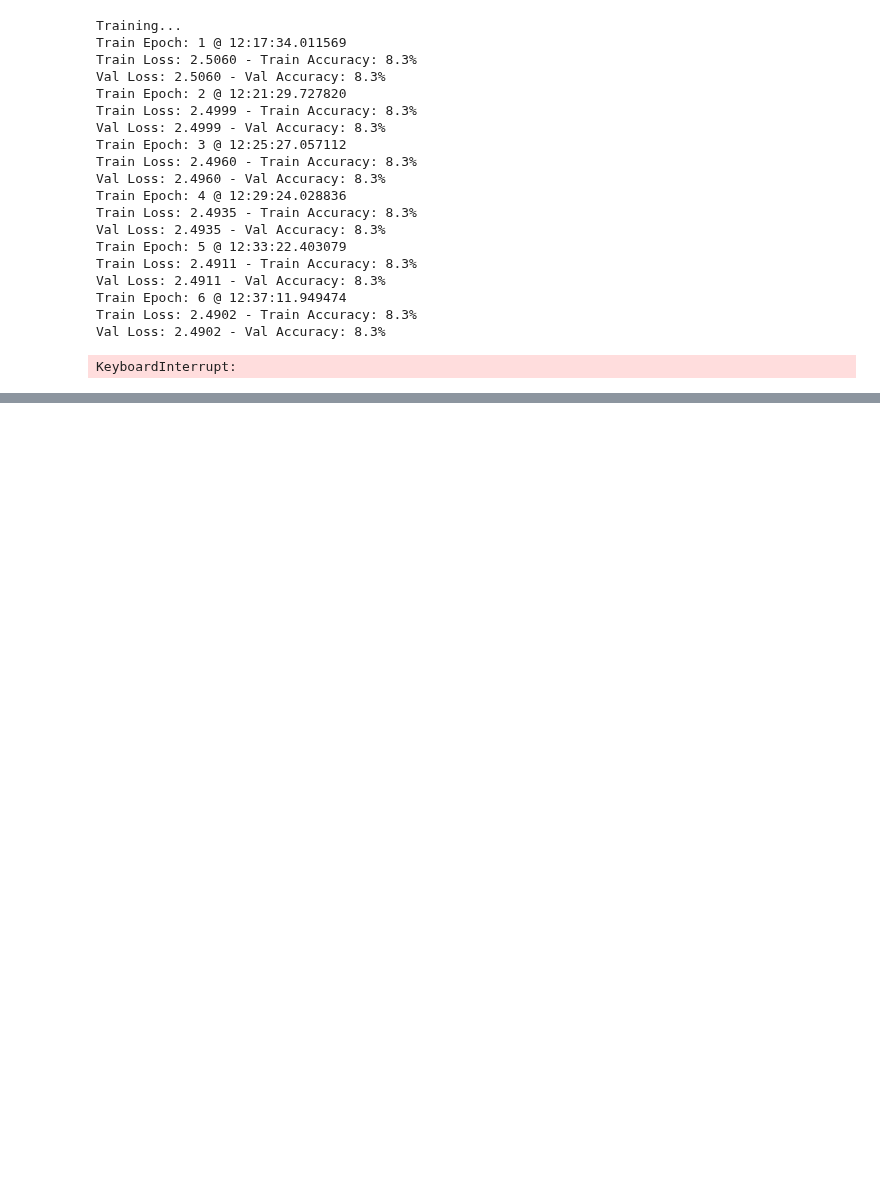
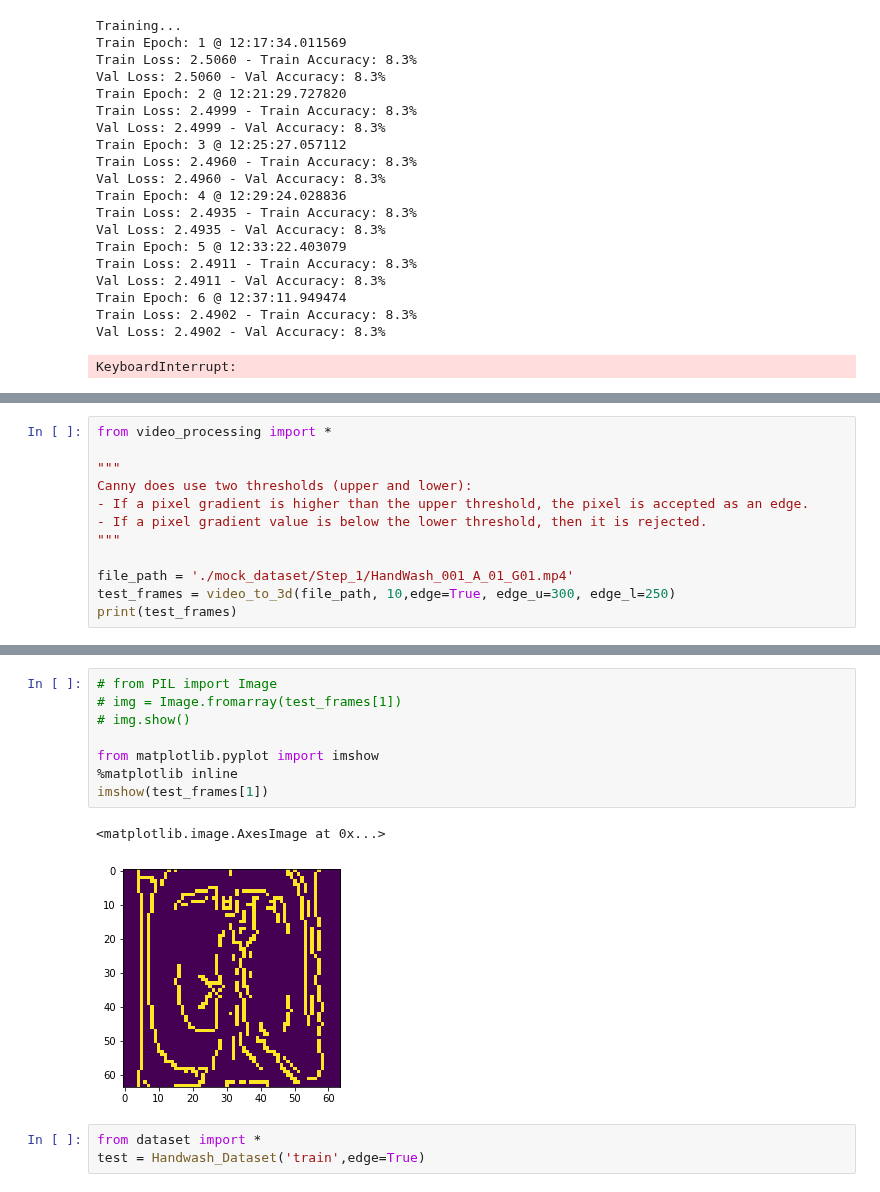
Before and after one commit to huiwen99/HandWash, a Jupyter notebook: scrap.ipynb, the cells around one changed output, grey strips where cells are left out. Saved outputs shown, nothing was run; the diff lists cells and outputs as text; blank space fills up the shorter version.

Commit message:
Added canny

```diff
--- a/scrap.ipynb
+++ b/scrap.ipynb
@@ -100,0 +103,12 @@ KeyboardInterrupt:
+# %%
+from video_processing import *
+
+"""
+Canny does use two thresholds (upper and lower):
+- If a pixel gradient is higher than the upper threshold, the pixel is accepted as an edge.
+- If a pixel gradient value is below the lower threshold, then it is rejected.
+"""
+
+file_path = './mock_dataset/Step_1/HandWash_001_A_01_G01.mp4'
+test_frames = video_to_3d(file_path, 10,edge=True, edge_u=300, edge_l=250)
+print(test_frames)
@@ -100,0 +133,14 @@ KeyboardInterrupt:
+# %%
+# from PIL import Image
+# img = Image.fromarray(test_frames[1])
+# img.show()
+
+from matplotlib.pyplot import imshow
+%matplotlib inline
+imshow(test_frames[1])
+# %% [output]
+<matplotlib.image.AxesImage at 0x...>
+[figure, added]
+# %%
+from dataset import *
+test = Handwash_Dataset('train',edge=True)
```
Also changed, not shown: parts of 5 cells of this notebook, 4 other files.
